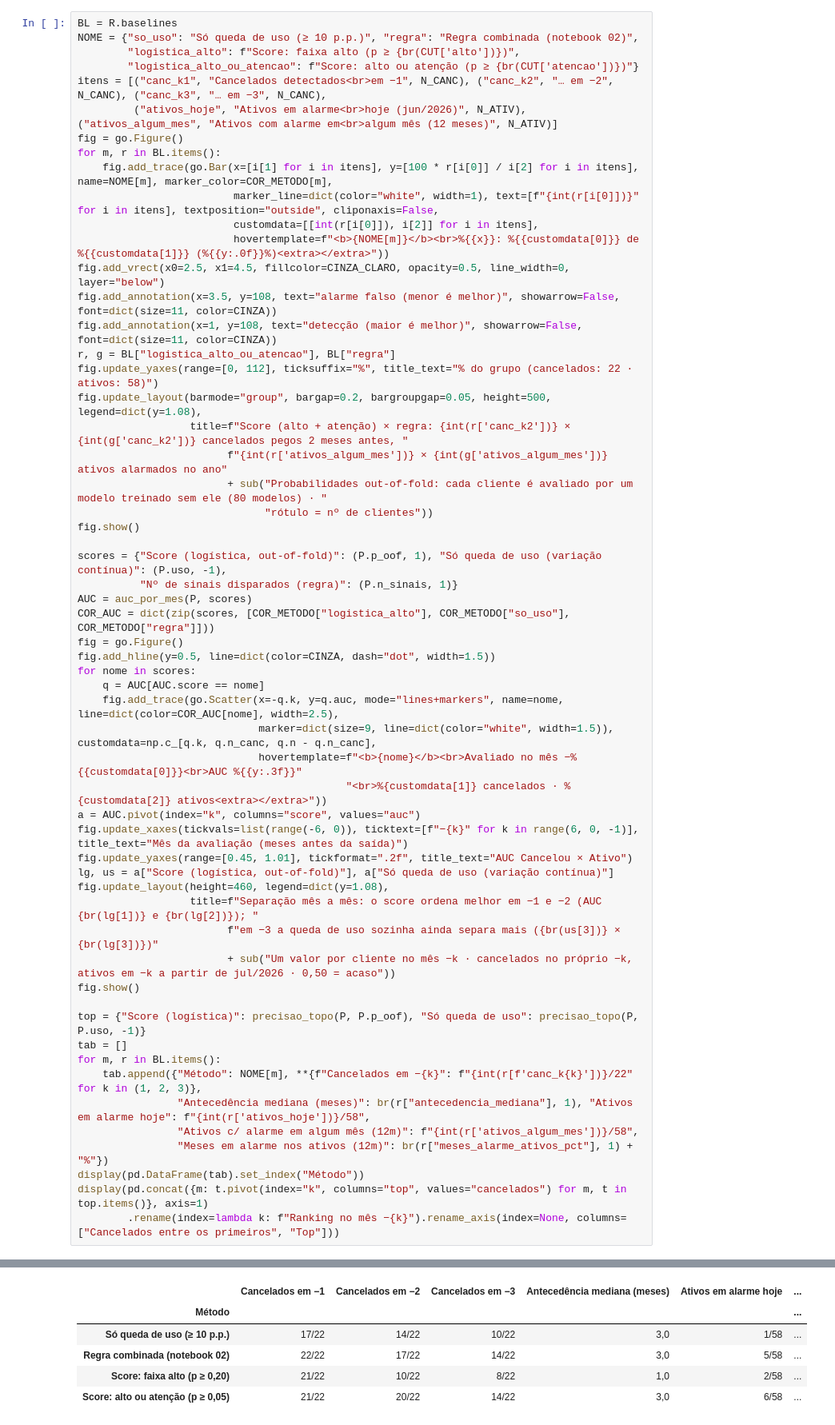
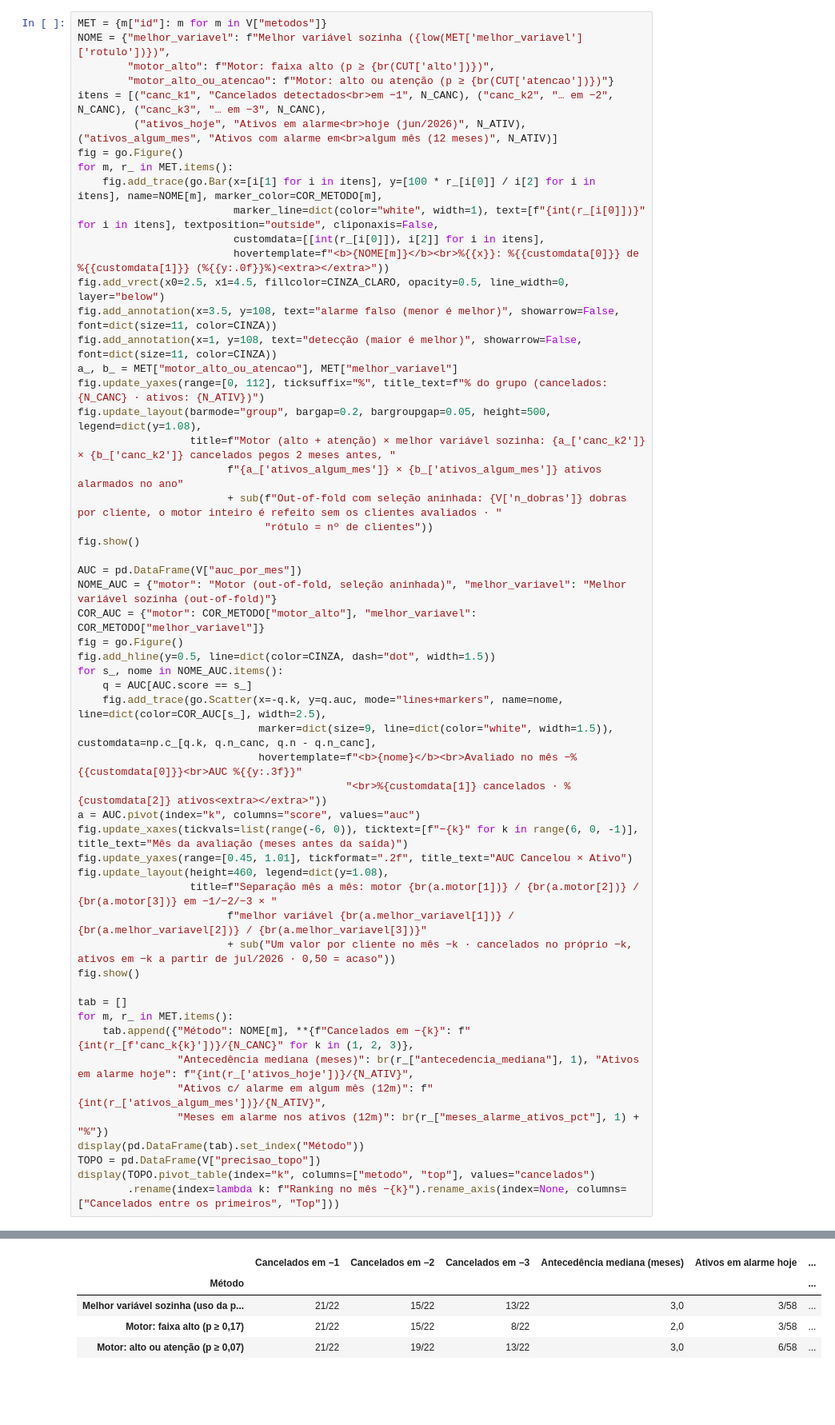
Before and after one commit to izabellyrubiac/hackathon-globalsys, a Jupyter notebook: analise/03_score.ipynb, the cells around one changed output, grey strips where cells are left out. Shown at 80% size. Saved outputs shown, nothing was run; the diff lists cells and outputs as text; blank space fills up the shorter version.

```diff
--- a/analise/03_score.ipynb
+++ b/analise/03_score.ipynb
@@ -107,66 +153,63 @@ display(co[["rotulo", "coef", "odds_ratio", "media", "desvio", "min", "max", "si
 # %%
-BL = R.baselines
-NOME = {"so_uso": "Só queda de uso (≥ 10 p.p.)", "regra": "Regra combinada (notebook 02)",
-        "logistica_alto": f"Score: faixa alto (p ≥ {br(CUT['alto'])})",
-        "logistica_alto_ou_atencao": f"Score: alto ou atenção (p ≥ {br(CUT['atencao'])})"}
+MET = {m["id"]: m for m in V["metodos"]}
+NOME = {"melhor_variavel": f"Melhor variável sozinha ({low(MET['melhor_variavel']['rotulo'])})",
+        "motor_alto": f"Motor: faixa alto (p ≥ {br(CUT['alto'])})",
+        "motor_alto_ou_atencao": f"Motor: alto ou atenção (p ≥ {br(CUT['atencao'])})"}
 itens = [("canc_k1", "Cancelados detectados<br>em −1", N_CANC), ("canc_k2", "… em −2", N_CANC), ("canc_k3", "… em −3", N_CANC),
          ("ativos_hoje", "Ativos em alarme<br>hoje (jun/2026)", N_ATIV), ("ativos_algum_mes", "Ativos com alarme em<br>algum mês (12 meses)", N_ATIV)]
 fig = go.Figure()
-for m, r in BL.items():
-    fig.add_trace(go.Bar(x=[i[1] for i in itens], y=[100 * r[i[0]] / i[2] for i in itens], name=NOME[m], marker_color=COR_METODO[m],
-                         marker_line=dict(color="white", width=1), text=[f"{int(r[i[0]])}" for i in itens], textposition="outside", cliponaxis=False,
-                         customdata=[[int(r[i[0]]), i[2]] for i in itens],
+for m, r_ in MET.items():
+    fig.add_trace(go.Bar(x=[i[1] for i in itens], y=[100 * r_[i[0]] / i[2] for i in itens], name=NOME[m], marker_color=COR_METODO[m],
+                         marker_line=dict(color="white", width=1), text=[f"{int(r_[i[0]])}" for i in itens], textposition="outside", cliponaxis=False,
+                         customdata=[[int(r_[i[0]]), i[2]] for i in itens],
                          hovertemplate=f"<b>{NOME[m]}</b><br>%{{x}}: %{{customdata[0]}} de %{{customdata[1]}} (%{{y:.0f}}%)<extra></extra>"))
 fig.add_vrect(x0=2.5, x1=4.5, fillcolor=CINZA_CLARO, opacity=0.5, line_width=0, layer="below")
 fig.add_annotation(x=3.5, y=108, text="alarme falso (menor é melhor)", showarrow=False, font=dict(size=11, color=CINZA))
 fig.add_annotation(x=1, y=108, text="detecção (maior é melhor)", showarrow=False, font=dict(size=11, color=CINZA))
-r, g = BL["logistica_alto_ou_atencao"], BL["regra"]
-fig.update_yaxes(range=[0, 112], ticksuffix="%", title_text="% do grupo (cancelados: 22 · ativos: 58)")
+a_, b_ = MET["motor_alto_ou_atencao"], MET["melhor_variavel"]
+fig.update_yaxes(range=[0, 112], ticksuffix="%", title_text=f"% do grupo (cancelados: {N_CANC} · ativos: {N_ATIV})")
 fig.update_layout(barmode="group", bargap=0.2, bargroupgap=0.05, height=500, legend=dict(y=1.08),
-                  title=f"Score (alto + atenção) × regra: {int(r['canc_k2'])} × {int(g['canc_k2'])} cancelados pegos 2 meses antes, "
-                        f"{int(r['ativos_algum_mes'])} × {int(g['ativos_algum_mes'])} ativos alarmados no ano"
-                        + sub("Probabilidades out-of-fold: cada cliente é avaliado por um modelo treinado sem ele (80 modelos) · "
+                  title=f"Motor (alto + atenção) × melhor variável sozinha: {a_['canc_k2']} × {b_['canc_k2']} cancelados pegos 2 meses antes, "
+                        f"{a_['ativos_algum_mes']} × {b_['ativos_algum_mes']} ativos alarmados no ano"
+                        + sub(f"Out-of-fold com seleção aninhada: {V['n_dobras']} dobras por cliente, o motor inteiro é refeito sem os clientes avaliados · "
                               "rótulo = nº de clientes"))
 fig.show()
 
-scores = {"Score (logística, out-of-fold)": (P.p_oof, 1), "Só queda de uso (variação contínua)": (P.uso, -1),
-          "Nº de sinais disparados (regra)": (P.n_sinais, 1)}
-AUC = auc_por_mes(P, scores)
-COR_AUC = dict(zip(scores, [COR_METODO["logistica_alto"], COR_METODO["so_uso"], COR_METODO["regra"]]))
+AUC = pd.DataFrame(V["auc_por_mes"])
+NOME_AUC = {"motor": "Motor (out-of-fold, seleção aninhada)", "melhor_variavel": "Melhor variável sozinha (out-of-fold)"}
+COR_AUC = {"motor": COR_METODO["motor_alto"], "melhor_variavel": COR_METODO["melhor_variavel"]}
 fig = go.Figure()
 fig.add_hline(y=0.5, line=dict(color=CINZA, dash="dot", width=1.5))
-for nome in scores:
-    q = AUC[AUC.score == nome]
-    fig.add_trace(go.Scatter(x=-q.k, y=q.auc, mode="lines+markers", name=nome, line=dict(color=COR_AUC[nome], width=2.5),
+for s_, nome in NOME_AUC.items():
+    q = AUC[AUC.score == s_]
+    fig.add_trace(go.Scatter(x=-q.k, y=q.auc, mode="lines+markers", name=nome, line=dict(color=COR_AUC[s_], width=2.5),
                              marker=dict(size=9, line=dict(color="white", width=1.5)), customdata=np.c_[q.k, q.n_canc, q.n - q.n_canc],
                              hovertemplate=f"<b>{nome}</b><br>Avaliado no mês −%{{customdata[0]}}<br>AUC %{{y:.3f}}"
                                            "<br>%{customdata[1]} cancelados · %{customdata[2]} ativos<extra></extra>"))
 a = AUC.pivot(index="k", columns="score", values="auc")
 fig.update_xaxes(tickvals=list(range(-6, 0)), ticktext=[f"−{k}" for k in range(6, 0, -1)], title_text="Mês da avaliação (meses antes da saída)")
 fig.update_yaxes(range=[0.45, 1.01], tickformat=".2f", title_text="AUC Cancelou × Ativo")
-lg, us = a["Score (logística, out-of-fold)"], a["Só queda de uso (variação contínua)"]
 fig.update_layout(height=460, legend=dict(y=1.08),
-                  title=f"Separação mês a mês: o score ordena melhor em −1 e −2 (AUC {br(lg[1])} e {br(lg[2])}); "
-                        f"em −3 a queda de uso sozinha ainda separa mais ({br(us[3])} × {br(lg[3])})"
+                  title=f"Separação mês a mês: motor {br(a.motor[1])} / {br(a.motor[2])} / {br(a.motor[3])} em −1/−2/−3 × "
+                        f"melhor variável {br(a.melhor_variavel[1])} / {br(a.melhor_variavel[2])} / {br(a.melhor_variavel[3])}"
                         + sub("Um valor por cliente no mês −k · cancelados no próprio −k, ativos em −k a partir de jul/2026 · 0,50 = acaso"))
 fig.show()
 
-top = {"Score (logística)": precisao_topo(P, P.p_oof), "Só queda de uso": precisao_topo(P, P.uso, -1)}
 tab = []
-for m, r in BL.items():
-    tab.append({"Método": NOME[m], **{f"Cancelados em −{k}": f"{int(r[f'canc_k{k}'])}/22" for k in (1, 2, 3)},
-                "Antecedência mediana (meses)": br(r["antecedencia_mediana"], 1), "Ativos em alarme hoje": f"{int(r['ativos_hoje'])}/58",
-                "Ativos c/ alarme em algum mês (12m)": f"{int(r['ativos_algum_mes'])}/58",
-                "Meses em alarme nos ativos (12m)": br(r["meses_alarme_ativos_pct"], 1) + "%"})
+for m, r_ in MET.items():
+    tab.append({"Método": NOME[m], **{f"Cancelados em −{k}": f"{int(r_[f'canc_k{k}'])}/{N_CANC}" for k in (1, 2, 3)},
+                "Antecedência mediana (meses)": br(r_["antecedencia_mediana"], 1), "Ativos em alarme hoje": f"{int(r_['ativos_hoje'])}/{N_ATIV}",
+                "Ativos c/ alarme em algum mês (12m)": f"{int(r_['ativos_algum_mes'])}/{N_ATIV}",
+                "Meses em alarme nos ativos (12m)": br(r_["meses_alarme_ativos_pct"], 1) + "%"})
 display(pd.DataFrame(tab).set_index("Método"))
-display(pd.concat({m: t.pivot(index="k", columns="top", values="cancelados") for m, t in top.items()}, axis=1)
+TOPO = pd.DataFrame(V["precisao_topo"])
+display(TOPO.pivot_table(index="k", columns=["metodo", "top"], values="cancelados")
         .rename(index=lambda k: f"Ranking no mês −{k}").rename_axis(index=None, columns=["Cancelados entre os primeiros", "Top"]))
 # %% [output]
 [interactive output not drawn]
 [interactive output not drawn]
 |  | Cancelados em −1 | Cancelados em −2 | Cancelados em −3 | Antecedência mediana (meses) | Ativos em alarme hoje | ... |
 | Método |  |  |  |  |  | ... |
-| Só queda de uso (≥ 10 p.p.) | 17/22 | 14/22 | 10/22 | 3,0 | 1/58 | ... |
-| Regra combinada (notebook 02) | 22/22 | 17/22 | 14/22 | 3,0 | 5/58 | ... |
-| Score: faixa alto (p ≥ 0,20) | 21/22 | 10/22 | 8/22 | 1,0 | 2/58 | ... |
-| Score: alto ou atenção (p ≥ 0,05) | 21/22 | 20/22 | 14/22 | 3,0 | 6/58 | ... |
+| Melhor variável sozinha (uso da p... | 21/22 | 15/22 | 13/22 | 3,0 | 3/58 | ... |
+| Motor: faixa alto (p ≥ 0,17) | 21/22 | 15/22 | 8/22 | 2,0 | 3/58 | ... |
+| Motor: alto ou atenção (p ≥ 0,07) | 21/22 | 19/22 | 13/22 | 3,0 | 6/58 | ... |
```
Also changed, not shown: parts of 13 cells of this notebook, 33 other files.
